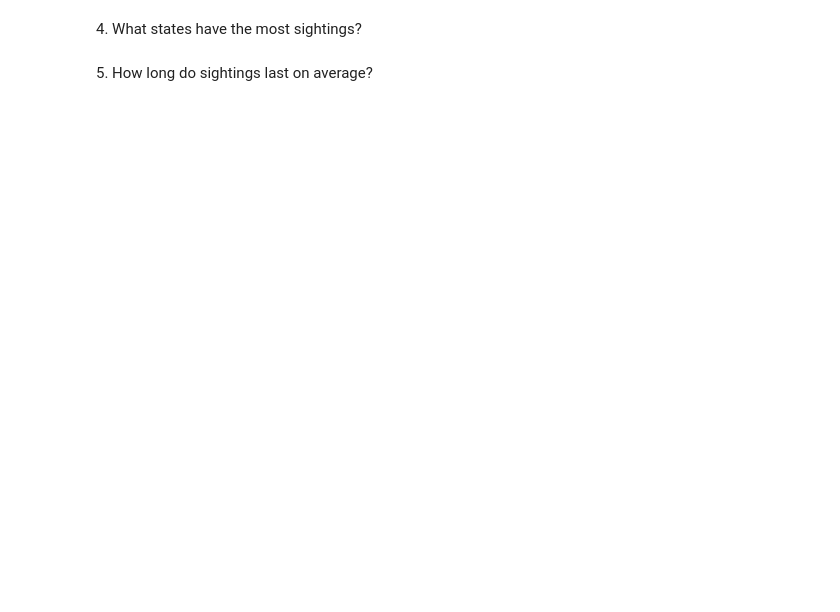
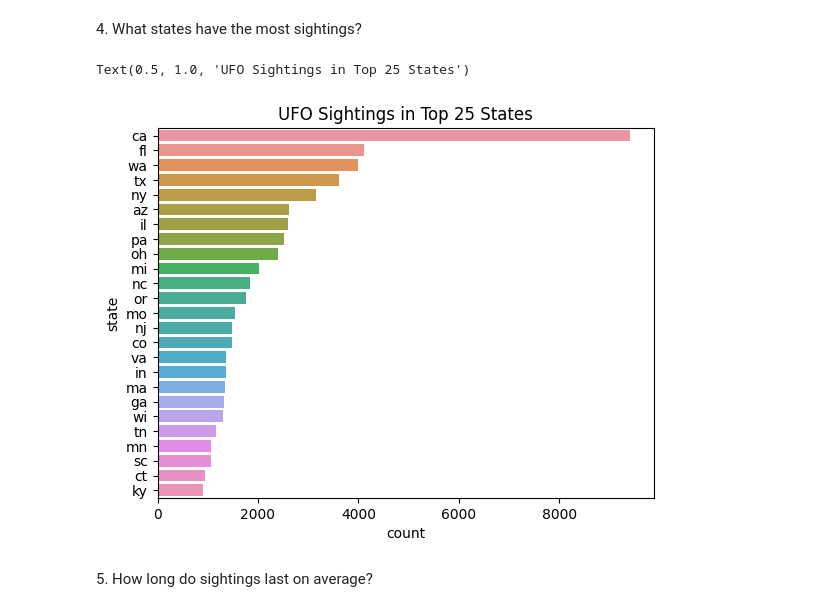
Before and after one commit to xHerandi/UFO-sightings, a Jupyter notebook: main.ipynb, the cells around one changed output. Cells and saved outputs as stored; diff of their text form; code cells hidden in the pictures; blank space fills up the shorter version.

```diff
--- a/main.ipynb
+++ b/main.ipynb
@@ -287,4 +291,12 @@ Name: day_night, dtype: int64
 # %% [markdown]
 <p>4. What states have the most sightings?
+# %%
+# looking at data in the US only
+usa_df = df[df['state'].isin(states)]
+# %%
+sns.countplot(data=usa_df, y='state', order=usa_df.state.value_counts()[:25].index).set_title('UFO Sightings in Top 25 States')
+# %% [output]
+Text(0.5, 1.0, 'UFO Sightings in Top 25 States')
+[figure, added]
 # %% [markdown]
 <p>5. How long do sightings last on average?
```
Also changed, not shown: parts of 13 cells of this notebook.
